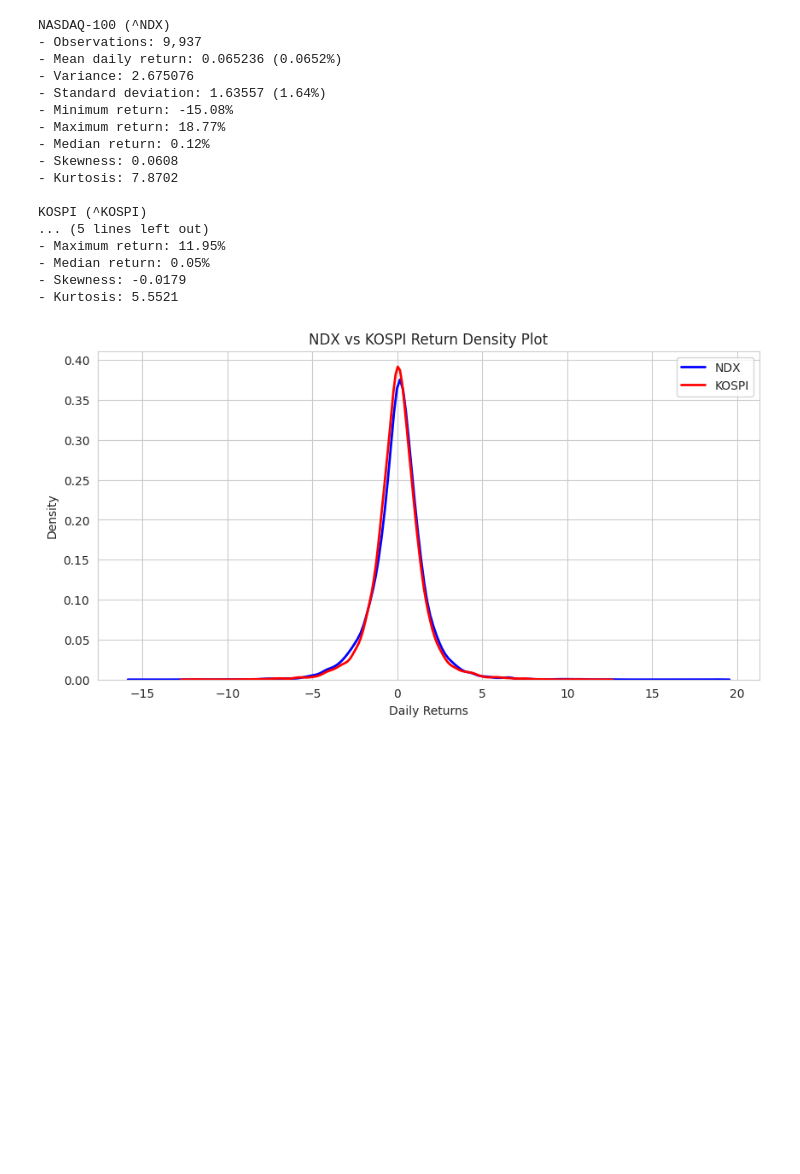
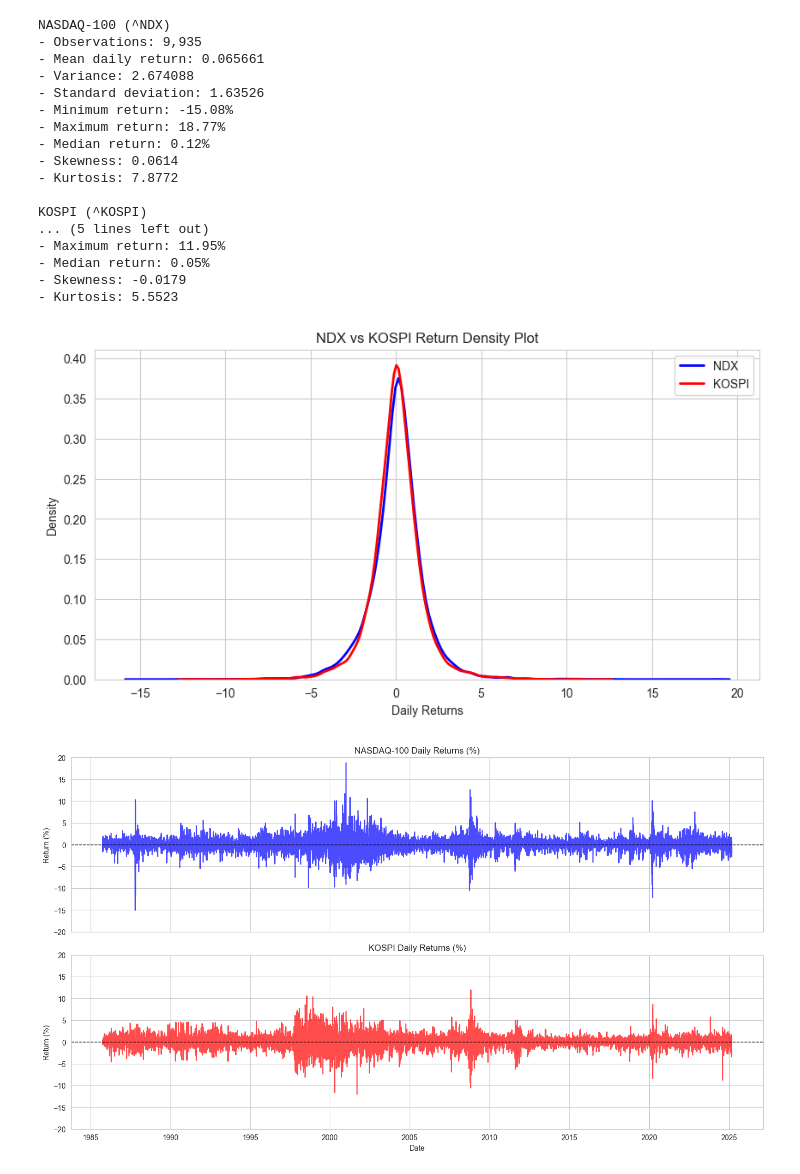
Before and after one commit to JiaqiSun45635/MFE-FE, a Jupyter notebook: PW4/Practical Work 4 Question 2.ipynb, the cells around one changed output. Saved outputs shown, nothing was run; the diff lists cells and outputs as text; code cells hidden in the pictures; blank space fills up the shorter version.

```diff
--- a/PW4/Practical Work 4 Question 2.ipynb
+++ b/PW4/Practical Work 4 Question 2.ipynb
@@ -9,7 +10,14 @@ from scipy.stats import skew, kurtosis, norm, t
 # %%
 # Load the datasets
-kospi_data = pd.read_csv("^kospi_d.csv", parse_dates=["Date"], index_col="Date")
-ndx_data = pd.read_csv("^ndx_d.csv", parse_dates=["Date"], index_col="Date")
+ndx_data = pd.read_csv("^ndx.csv")
+kospi_data = pd.read_csv("^kospi.csv")
+
+# Convert DATE column to datetime and set it as the index
+ndx_data["DATE"] = pd.to_datetime(ndx_data["DATE"], format="%Y%m%d")
+kospi_data["DATE"] = pd.to_datetime(kospi_data["DATE"], format="%Y%m%d")
+
+ndx_data.set_index("DATE", inplace=True)
+kospi_data.set_index("DATE", inplace=True)
 
 # Align datasets to start on the same date
 common_start_date = max(ndx_data.index.min(), kospi_data.index.min())
@@ -17,8 +25,8 @@ ndx_data = ndx_data.loc[common_start_date:]
 kospi_data = kospi_data.loc[common_start_date:]
 
 # Compute daily simple returns
-ndx_data["Return"] = 100 * ndx_data["Close"].pct_change()
-kospi_data["Return"] = 100 * kospi_data["Close"].pct_change()
+ndx_data["Return"] = 100 * ndx_data["CLOSE"].pct_change()
+kospi_data["Return"] = 100 * kospi_data["CLOSE"].pct_change()
 
 # Drop NA values
 ndx_data.dropna(inplace=True)
@@ -45,9 +53,9 @@ kospi_stats = compute_stats(kospi_data)
 print(f"""
 NASDAQ-100 (^NDX)
 - Observations: {ndx_stats["Observations"]:,}
-- Mean daily return: {ndx_stats["Mean Return"][0]:.6f} ({ndx_stats["Mean Return"][1]:.4f}%)
+- Mean daily return: {ndx_stats["Mean Return"][0]:.6f}
 - Variance: {ndx_stats["Variance"]:.6f}
-- Standard deviation: {ndx_stats["Standard Deviation"][0]:.5f} ({ndx_stats["Standard Deviation"][1]:.2f}%)
+- Standard deviation: {ndx_stats["Standard Deviation"][0]:.5f}
 - Minimum return: {ndx_stats["Minimum Return"]:.2f}%
 - Maximum return: {ndx_stats["Maximum Return"]:.2f}%
 - Median return: {ndx_stats["Median Return"]:.2f}%
@@ -56,9 +64,9 @@ NASDAQ-100 (^NDX)
 
 KOSPI (^KOSPI)
 - Observations: {kospi_stats["Observations"]:,}
-- Mean daily return: {kospi_stats["Mean Return"][0]:.6f} ({kospi_stats["Mean Return"][1]:.4f}%)
+- Mean daily return: {kospi_stats["Mean Return"][0]:.6f}
 - Variance: {kospi_stats["Variance"]:.6f}
-- Standard deviation: {kospi_stats["Standard Deviation"][0]:.5f} ({kospi_stats["Standard Deviation"][1]:.2f}%)
+- Standard deviation: {kospi_stats["Standard Deviation"][0]:.5f}
 - Minimum return: {kospi_stats["Minimum Return"]:.2f}%
 - Maximum return: {kospi_stats["Maximum Return"]:.2f}%
 - Median return: {kospi_stats["Median Return"]:.2f}%
@@ -67,38 +75,64 @@ KOSPI (^KOSPI)
 """)
 
 # Create a single density plot for both indices
 plt.figure(figsize=(10, 5))
 
 # Density plot for NDX
 sns.kdeplot(ndx_data["Return"], color="blue", label="NDX", linewidth=2)
 
 # Density plot for KOSPI
 sns.kdeplot(kospi_data["Return"], color="red", label="KOSPI", linewidth=2)
 
 # Labels and title
 plt.title("NDX vs KOSPI Return Density Plot")
 plt.xlabel("Daily Returns")
 plt.ylabel("Density")
 plt.legend()
 
 # Show plot
 plt.show()
+
+# Set plot style
+sns.set_style("whitegrid")
+
+# Create a figure with two subplots
+fig, axes = plt.subplots(2, 1, figsize=(14, 8), sharex=True)
+
+# Plot daily returns for NDX
+axes[0].plot(ndx_data.index, ndx_data["Return"], color="blue", alpha=0.7)
+axes[0].set_title("NASDAQ-100 Daily Returns (%)")
+axes[0].set_ylabel("Return (%)")
+axes[0].set_ylim(-20, 20)
+axes[0].axhline(0, linestyle="--", color="black", linewidth=1)
+
+# Plot daily returns for KOSPI
+axes[1].plot(kospi_data.index, kospi_data["Return"], color="red", alpha=0.7)
+axes[1].set_title("KOSPI Daily Returns (%)")
+axes[1].set_ylabel("Return (%)")
+axes[1].set_ylim(-20, 20)
+axes[1].axhline(0, linestyle="--", color="black", linewidth=1)
+
+# Improve spacing
+plt.xlabel("Date")
+plt.tight_layout()
+plt.show()
 # %% [output]
 NASDAQ-100 (^NDX)
-- Observations: 9,937
-- Mean daily return: 0.065236 (0.0652%)
-- Variance: 2.675076
-- Standard deviation: 1.63557 (1.64%)
+- Observations: 9,935
+- Mean daily return: 0.065661
+- Variance: 2.674088
+- Standard deviation: 1.63526
 - Minimum return: -15.08%
 - Maximum return: 18.77%
 - Median return: 0.12%
-- Skewness: 0.0608
-- Kurtosis: 7.8702
+- Skewness: 0.0614
+- Kurtosis: 7.8772
 
 KOSPI (^KOSPI)
 ... (5 lines left out)
 - Maximum return: 11.95%
 - Median return: 0.05%
 - Skewness: -0.0179
-- Kurtosis: 5.5521
+- Kurtosis: 5.5523
-[figure, old version]
+[figure, new version]
+[figure, added]
```
Also changed, not shown: parts of 24 cells of this notebook.
